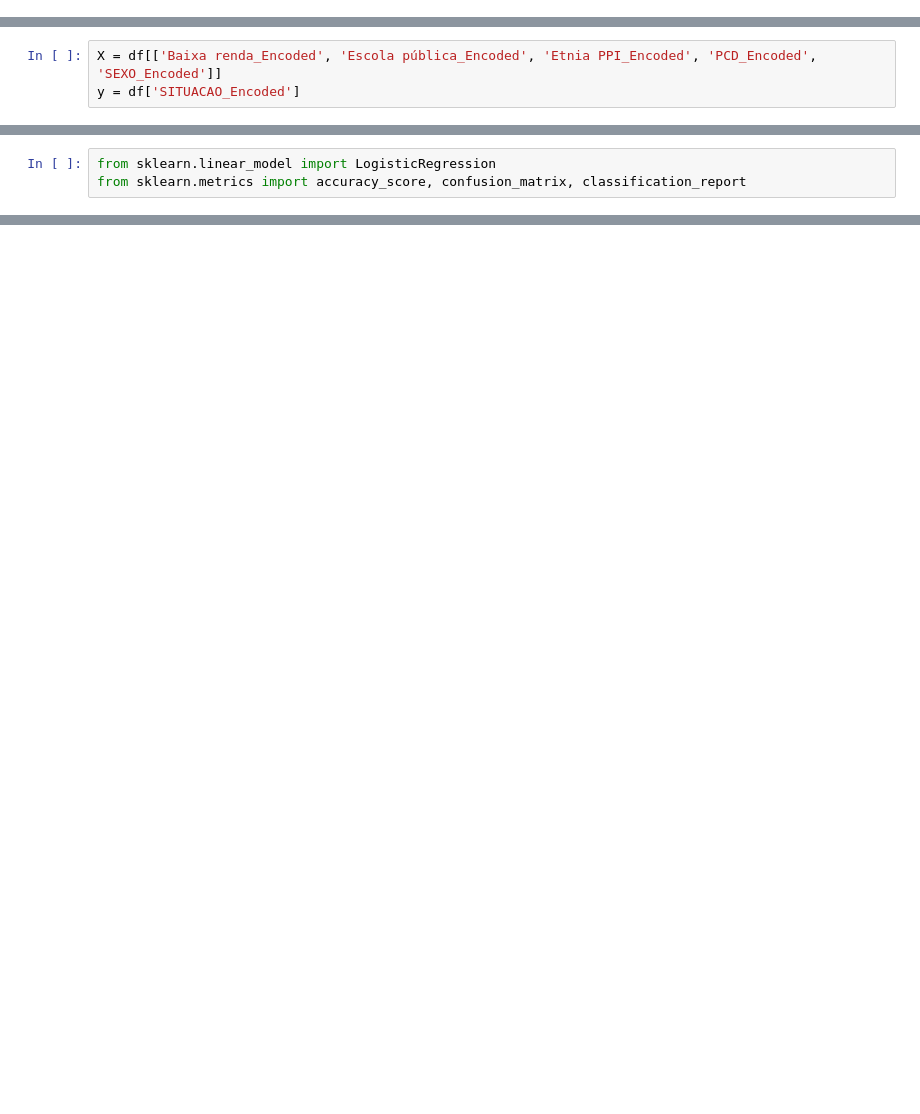
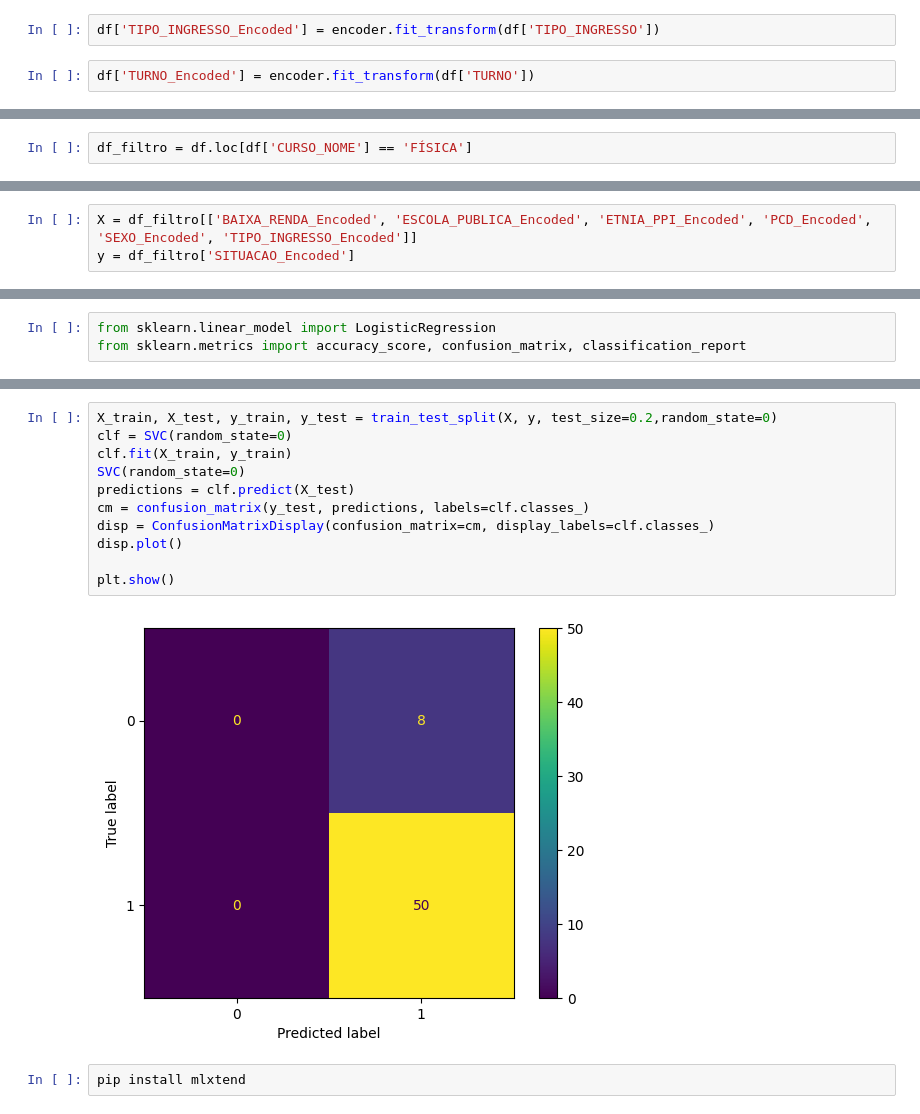
Before and after one commit to heliomacedofilho/projetos-do-bootcamp-analise-de-dados-enap-2023, a Jupyter notebook: analise_da_evasao_estudantil/projeto_final.ipynb, the cells around one changed output, grey strips where cells are left out. Saved outputs shown, nothing was run; the diff lists cells and outputs as text; blank space fills up the shorter version.

```diff
--- a/analise_da_evasao_estudantil/projeto_final.ipynb
+++ b/analise_da_evasao_estudantil/projeto_final.ipynb
@@ -398,6 +344,10 @@ df['Etnia PPI_Encoded'] = encoder.fit_transform(df['Etnia PPI'])
 df['PCD_Encoded'] = encoder.fit_transform(df['PCD'])
 # %%
 df['SEXO_Encoded'] = encoder.fit_transform(df['SEXO'])
+# %%
+df['TIPO_INGRESSO_Encoded'] = encoder.fit_transform(df['TIPO_INGRESSO'])
+# %%
+df['TURNO_Encoded'] = encoder.fit_transform(df['TURNO'])
 # %%
 df.shape
 # %% [output]
@@ -442,3 +392,5 @@ Name: SITUACAO_Encoded, Length: 23955, dtype: int64
 from sklearn.model_selection import train_test_split
 from sklearn.linear_model import LogisticRegression
 from sklearn.metrics import accuracy_score
+# %%
+df_filtro = df.loc[df['CURSO_NOME'] == 'FÍSICA']
@@ -445,6 +399,6 @@ from sklearn.metrics import accuracy_score
 # %%
-X = df[['Baixa renda_Encoded', 'Escola pública_Encoded', 'Etnia PPI_Encoded', 'PCD_Encoded', 'SEXO_Encoded']]
-y = df['SITUACAO_Encoded']
+X = df_filtro[['BAIXA_RENDA_Encoded', 'ESCOLA_PUBLICA_Encoded', 'ETNIA_PPI_Encoded', 'PCD_Encoded', 'SEXO_Encoded', 'TIPO_INGRESSO_Encoded']]
+y = df_filtro['SITUACAO_Encoded']
 # %%
 X_train, X_test, y_train, y_test = train_test_split(X, y, test_size=0.2, random_state=42)
 # %%
@@ -549,0 +480,15 @@ SEXO_Encoded               0.3598      0.021     16.802      0.000       0.318
+# %%
+X_train, X_test, y_train, y_test = train_test_split(X, y, test_size=0.2,random_state=0)
+clf = SVC(random_state=0)
+clf.fit(X_train, y_train)
+SVC(random_state=0)
+predictions = clf.predict(X_test)
+cm = confusion_matrix(y_test, predictions, labels=clf.classes_)
+disp = ConfusionMatrixDisplay(confusion_matrix=cm, display_labels=clf.classes_)
+disp.plot()
+
+plt.show()
+# %% [output]
+[figure, added]
+# %%
+pip install mlxtend
```
Also changed, not shown: parts of 30 cells of this notebook.
